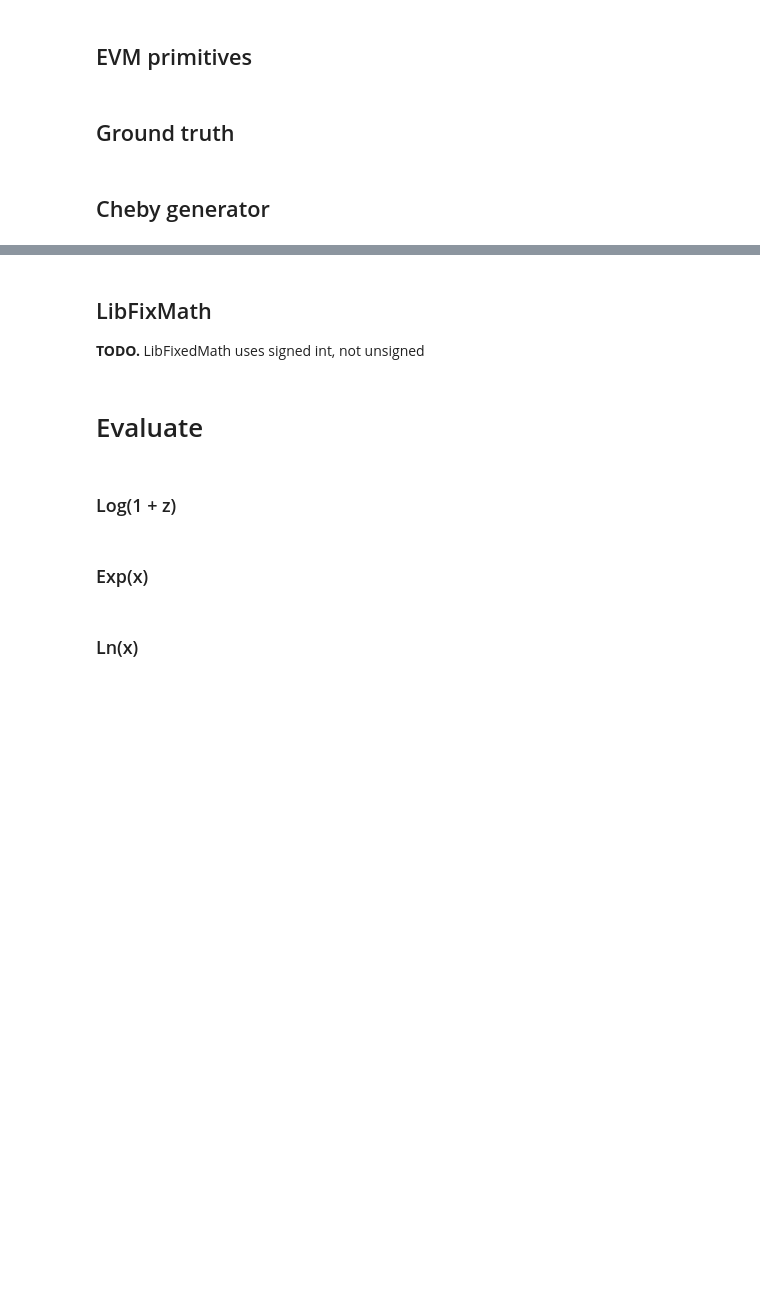
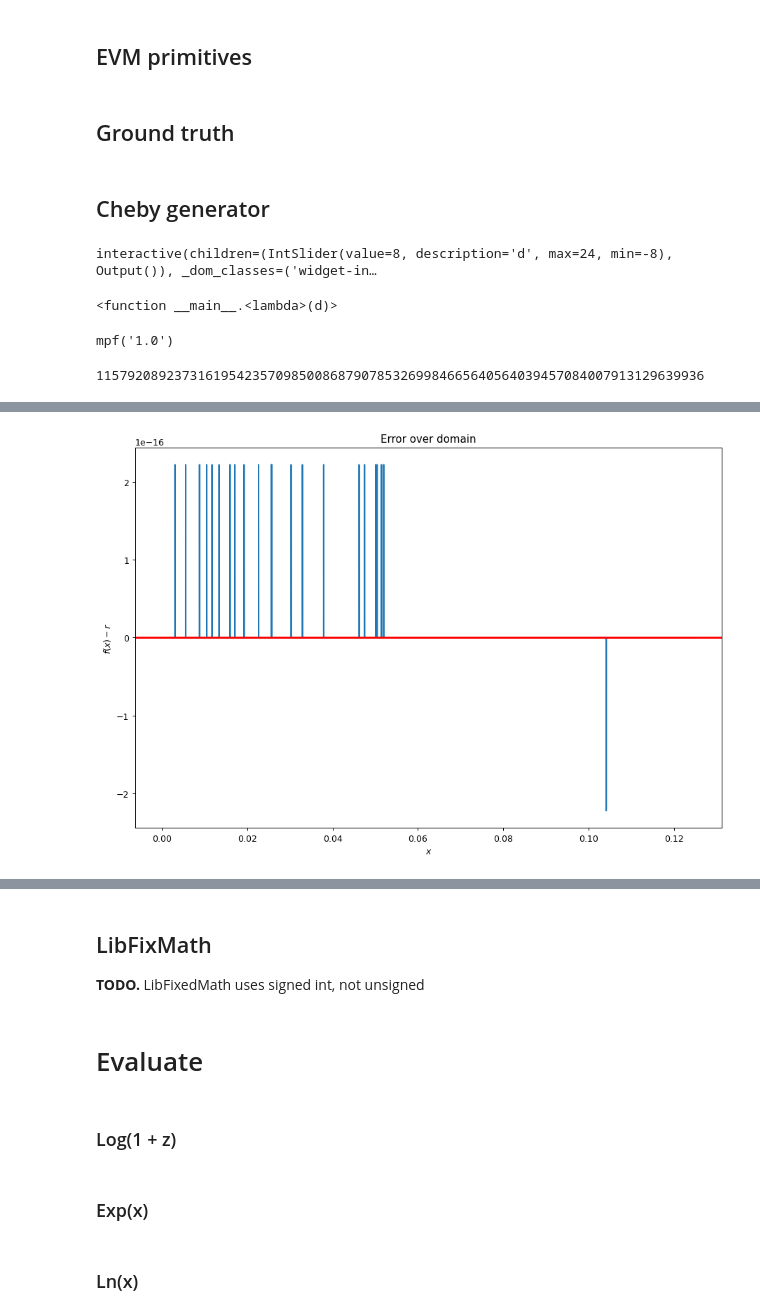
Before and after one commit to recmo/experiment-solexp, a Jupyter notebook: simulation.ipynb, the cells around one changed output, grey strips where cells are left out. Drawn from its saved outputs; the diff is of its cells as text; code cells hidden in the pictures; blank space fills up the shorter version.

```diff
--- a/simulation.ipynb
+++ b/simulation.ipynb
@@ -164,7 +196,9 @@ def mp_to_fix(x):
     else:
         if -x > SIGN:
             return SIGN
-        x = 2**256 - int(mp.nint(-x * MP_FIX_1))
+        x = int(mp.nint(-x * MP_FIX_1))
+        if x > 0:
+            x = 2**256 - x
     _valid(x)
     return x
 # %%
@@ -191,32 +227,35 @@ def chebyfun(f, domain, degree=11):
     # To make the polynomial evaluate nicely, we center x around zero using an offset CENTER
     # Alternatively we could use Clenshaw's algorithm
     # TODO: Centering helps a lot, what about scaling?
-    coeffs = [mp_to_fix(x) for x in (mp.chebyfit(lambda x: f(x + mid), [start - mid, end - mid], degree))]
+    coeffs = mp.chebyfit(lambda x: f(x + mid), [start - mid, end - mid], degree)
+    coeffs = [mp_to_fix(x) for x in coeffs]
     mid = mp_to_fix(mid)
 
     # Solidity function
     def func(x):
-        nonlocal coeffs
+        nonlocal mid, coeffs
         x = sub(x, mid)
         r = coeffs[0]
         for coeff in coeffs[1:]:
-            # r = (r * x >> 127) + coeff
+            # r = (r * x / 1e18) + coeff
             r = mul(r, x)
-            r = sar(127, r)
+            r = sdiv(r, FIX_1)
             r = add(r, coeff)
         return r
 
     # Plot error
     x = intrange(mp_to_fix(start), mp_to_fix(end), num = 10000)
-    xr = [fix_to_f(x) for x in x]
-    y = np.array([mp_to_fix(f(fix_to_mp(x))) for x in x])
+    xr = np.array([fix_to_f(x) for x in x])
+    y = np.array([mp_to_fix(f(fix_to_mp(x))) for x in x], dtype='object')
     yr = np.array([fix_to_f(y) for y in y])
-    fy = np.array([func(x) for x in x])
+    fy = np.array([func(x) for x in x], dtype='object')
     fyr = np.array([fix_to_f(y) for y in fy])
     plt.title('Error over domain')
     plt.xlabel("$x$")
-    plt.ylabel("$\\log_2 \\vert f(x) - r \\vert$")
-    plt.plot(xr, (fy - y).astype(float))
+    plt.ylabel("$f(x) - r$")
+    plt.plot(xr, (fyr - yr).astype(float))
+    plt.axhline(-0.5 / FIX_1, color='red')
+    plt.axhline(+0.5 / FIX_1, color='red')
     error_fix = max(abs(fy - y))
     error_bits = max(np.log2(abs(fy - y).astype(float)))
 
@@ -233,13 +272,29 @@ def chebyfun(f, domain, degree=11):
         print('int256 r = -0x{:x}; // {:.3g}'.format(BASE - coeffs[0], fix_to_f(coeffs[0])))
     for x in coeffs:
         if x < SIGN:
-            print('r = ((r * x) >> 127) + 0x{:x}; // {:.3g}'.format(x, fix_to_f(x)))
+            print('r = ((r * x) / FIX_1) + 0x{:x}; // {:.3g}'.format(x, fix_to_f(x)))
         else:
-            print('r = ((r * x) >> 127) - 0x{:x}; // {:.3g}'.format(BASE - x, fix_to_f(x)))
-
+            print('r = ((r * x) / FIX_1) - 0x{:x}; // {:.3g}'.format(BASE - x, fix_to_f(x)))
 
     return func
+# %%
+def fn_exp(x):
+    return mp.exp(x)
+# %%
+domain = (0.0, 0.125)
 # %%
-interact(lambda d:chebyfun(lambda x: mp.log(x), (0.8825, 0.99999999), degree=d), d=11)
+interact(lambda d:chebyfun(fn_exp, domain, degree=d), d=8)
+# %% [output]
+interactive(children=(IntSlider(value=8, description='d', max=24, min=-8), Output()), _dom_classes=('widget-in…
+<function __main__.<lambda>(d)>
+# %%
+fix_to_mp(FIX_1)
+# %% [output]
+mpf('1.0')
+# %%
+sdiv(115792089237316195423570985008687907853269484665640564039457584007913129639936, FIX_1)
+# %% [output]
+115792089237316195423570985008687907853269984665640564039457084007913129639936
 # %%
-my_log1 = chebyfun(mp.log, (0.8825, 0.99999999), degree=11)
+my_log1 = chebyfun(fn_exp, domain, degree=11)
+# %% [output]
@@ -246,2 +316,3 @@ my_log1 = chebyfun(mp.log, (0.8825, 0.99999999), degree=11)
+[figure, added]
 # %%
 my_exp = chebyfun(mp.exp, (0.0, 0.125), degree=17)
```
Also changed, not shown: parts of 10 cells of this notebook, 6 other files.
